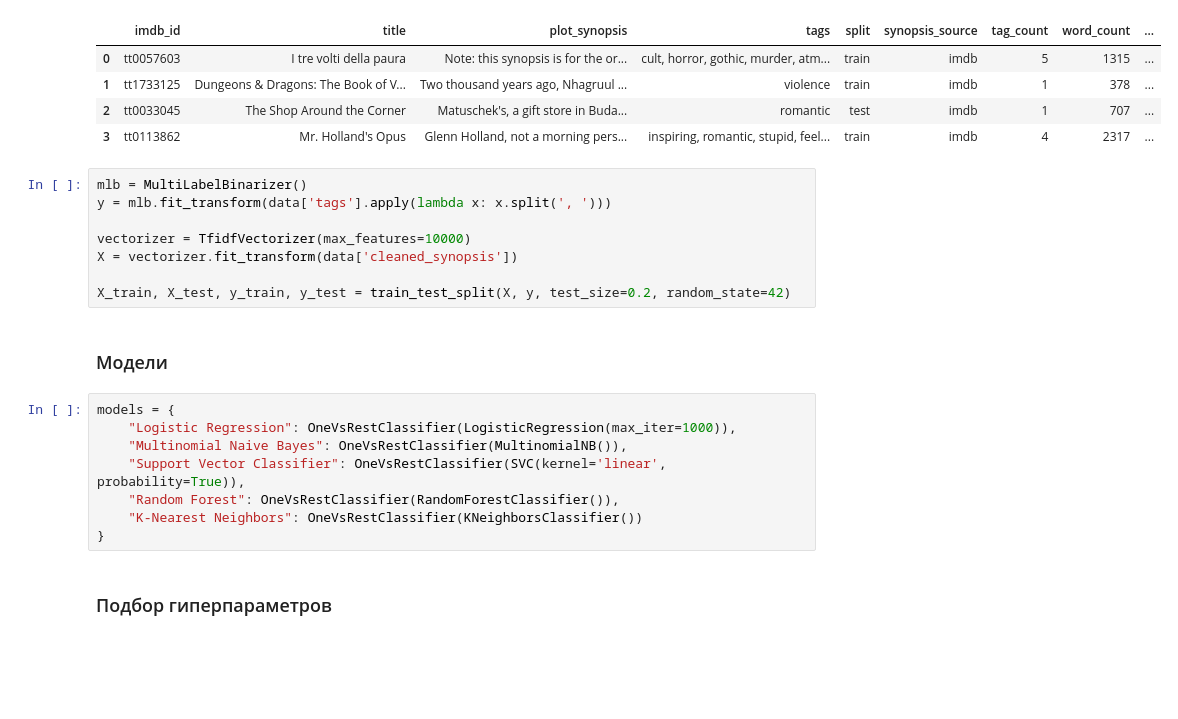
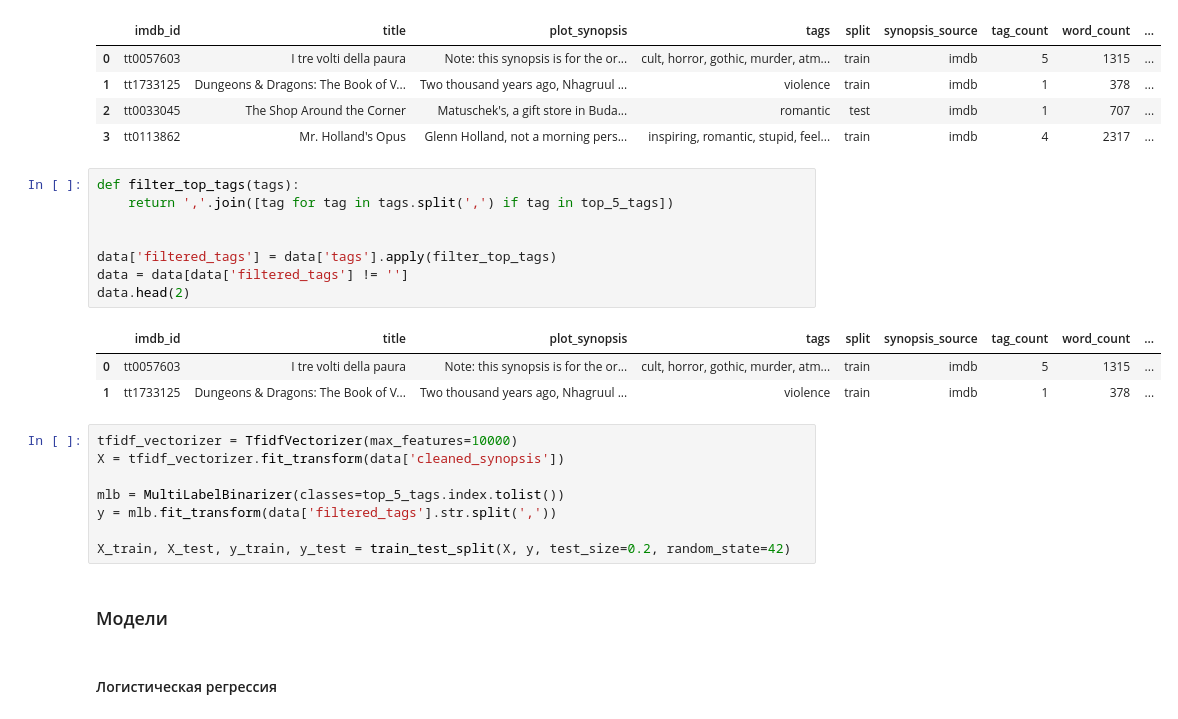
Before and after one commit to lizagrin/Movie-genres-classification, a Jupyter notebook: notebook.ipynb, the cells around one changed output. Cells and saved outputs as stored; diff of their text form; blank space fills up the shorter version.

```diff
--- a/notebook.ipynb
+++ b/notebook.ipynb
@@ -125,24 +148,28 @@ data.head(4)
 | 1 | tt1733125 | Dungeons & Dragons: The Book of V... | Two thousand years ago, Nhagruul ... | violence | train | imdb | 1 | 378 | ... |
 | 2 | tt0033045 | The Shop Around the Corner | Matuschek's, a gift store in Buda... | romantic | test | imdb | 1 | 707 | ... |
 | 3 | tt0113862 | Mr. Holland's Opus | Glenn Holland, not a morning pers... | inspiring, romantic, stupid, feel... | train | imdb | 4 | 2317 | ... |
+# %%
+def filter_top_tags(tags):
+    return ','.join([tag for tag in tags.split(',') if tag in top_5_tags])
+
+
+data['filtered_tags'] = data['tags'].apply(filter_top_tags)
+data = data[data['filtered_tags'] != '']
+data.head(2)
+# %% [output]
+|  | imdb_id | title | plot_synopsis | tags | split | synopsis_source | tag_count | word_count | ... |
+| 0 | tt0057603 | I tre volti della paura | Note: this synopsis is for the or... | cult, horror, gothic, murder, atm... | train | imdb | 5 | 1315 | ... |
+| 1 | tt1733125 | Dungeons & Dragons: The Book of V... | Two thousand years ago, Nhagruul ... | violence | train | imdb | 1 | 378 | ... |
 # %%
-mlb = MultiLabelBinarizer()
-y = mlb.fit_transform(data['tags'].apply(lambda x: x.split(', ')))
+tfidf_vectorizer = TfidfVectorizer(max_features=10000)
+X = tfidf_vectorizer.fit_transform(data['cleaned_synopsis'])
 
-vectorizer = TfidfVectorizer(max_features=10000)
-X = vectorizer.fit_transform(data['cleaned_synopsis'])
+mlb = MultiLabelBinarizer(classes=top_5_tags.index.tolist())
+y = mlb.fit_transform(data['filtered_tags'].str.split(','))
 
 X_train, X_test, y_train, y_test = train_test_split(X, y, test_size=0.2, random_state=42)
 # %% [markdown]
 ### Модели
-# %%
-models = {
-    "Logistic Regression": OneVsRestClassifier(LogisticRegression(max_iter=1000)),
-    "Multinomial Naive Bayes": OneVsRestClassifier(MultinomialNB()),
-    "Support Vector Classifier": OneVsRestClassifier(SVC(kernel='linear', probability=True)),
-    "Random Forest": OneVsRestClassifier(RandomForestClassifier()),
-    "K-Nearest Neighbors": OneVsRestClassifier(KNeighborsClassifier())
-}
-# %% [markdown]
-### Подбор гиперпараметров
+# %% [markdown]
+#### Логистическая регрессия
 # %%
```
Also changed, not shown: parts of 26 cells of this notebook, 2 other files.
